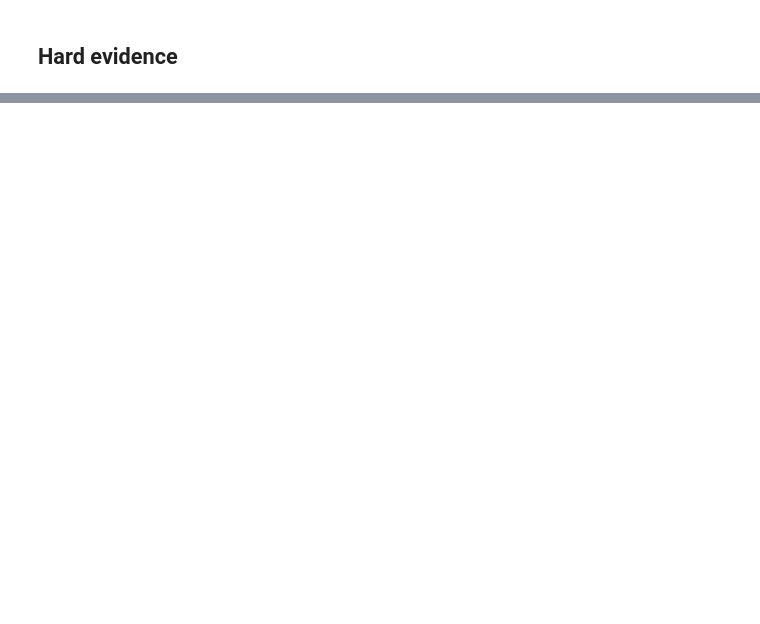
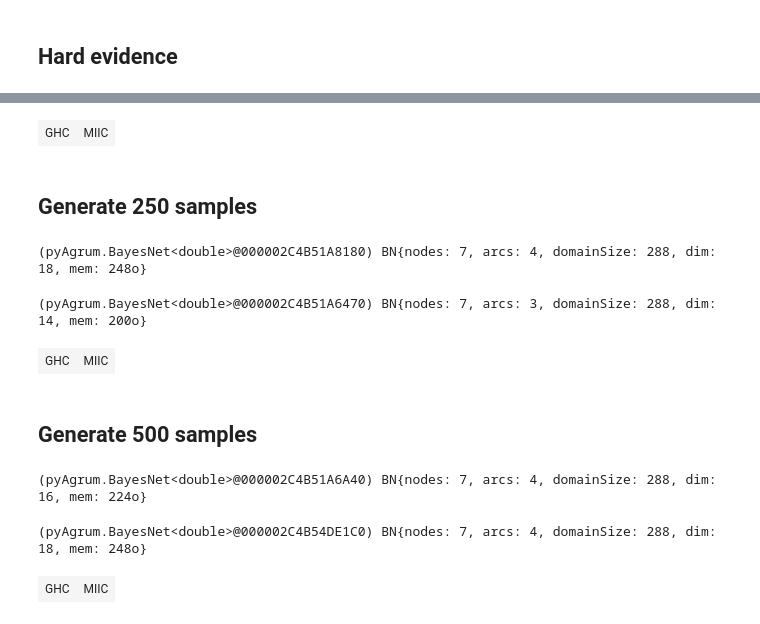
Before and after one commit to sammichiels8400/Casino, a Jupyter notebook: Casino.ipynb, the cells around one changed output, grey strips where cells are left out. Saved outputs shown, nothing was run; the diff lists cells and outputs as text; code cells hidden in the pictures; blank space fills up the shorter version.

Commit message:
casino opdracht 2

```diff
--- a/Casino.ipynb
+++ b/Casino.ipynb
@@ -133,0 +136,11 @@ gnb.showInference(bn,evs={'Day':1, 'Busyness':1, 'Customer':1})
+# %%
+data="casino.csv"
+generator = gum.BNDatabaseGenerator(bn)
+generator.setRandomVarOrder()
+generator.drawSamples(1000)
+generator.toCSV(data)
+# %%
+learner=gum.BNLearner(dt)
+learner.useGreedyHillClimbing()
+bn2=learner.learnBN()
+bn2
@@ -133,0 +149,5 @@ gnb.showInference(bn,evs={'Day':1, 'Busyness':1, 'Customer':1})
+# %%
+learner=gum.BNLearner(data)
+learner.useMIIC()
+bn3=learner.learnBN()
+bn3
@@ -133,0 +160,6 @@ gnb.showInference(bn,evs={'Day':1, 'Busyness':1, 'Customer':1})
+# %%
+gnb.sideBySide(bn2,bn3,captions=["GHC","MIIC"])
+# %% [output]
+| GHC | MIIC |
+# %% [markdown]
+## Generate 250 samples
@@ -133,0 +172,20 @@ gnb.showInference(bn,evs={'Day':1, 'Busyness':1, 'Customer':1})
+# %%
+learner=gum.BNLearner(data250)
+learner.useGreedyHillClimbing()
+bn4=learner.learnBN()
+bn4
+# %% [output]
+(pyAgrum.BayesNet<double>@000002C4B51A8180) BN{nodes: 7, arcs: 4, domainSize: 288, dim: 18, mem: 248o}
+# %%
+learner=gum.BNLearner(data250)
+learner.useMIIC()
+bn5=learner.learnBN()
+bn5
+# %% [output]
+(pyAgrum.BayesNet<double>@000002C4B51A6470) BN{nodes: 7, arcs: 3, domainSize: 288, dim: 14, mem: 200o}
+# %%
+gnb.sideBySide(bn4,bn5,captions=["GHC","MIIC"])
+# %% [output]
+| GHC | MIIC |
+# %% [markdown]
+## Generate 500 samples
@@ -133,0 +198,18 @@ gnb.showInference(bn,evs={'Day':1, 'Busyness':1, 'Customer':1})
+# %%
+learner=gum.BNLearner(data500)
+learner.useGreedyHillClimbing()
+bn6=learner.learnBN()
+bn6
+# %% [output]
+(pyAgrum.BayesNet<double>@000002C4B51A6A40) BN{nodes: 7, arcs: 4, domainSize: 288, dim: 16, mem: 224o}
+# %%
+learner=gum.BNLearner(data500)
+learner.useMIIC()
+bn7=learner.learnBN()
+bn7
+# %% [output]
+(pyAgrum.BayesNet<double>@000002C4B54DE1C0) BN{nodes: 7, arcs: 4, domainSize: 288, dim: 18, mem: 248o}
+# %%
+gnb.sideBySide(bn6,bn7,captions=["GHC","MIIC"])
+# %% [output]
+| GHC | MIIC |
```
Also changed, not shown: parts of 7 cells of this notebook.
